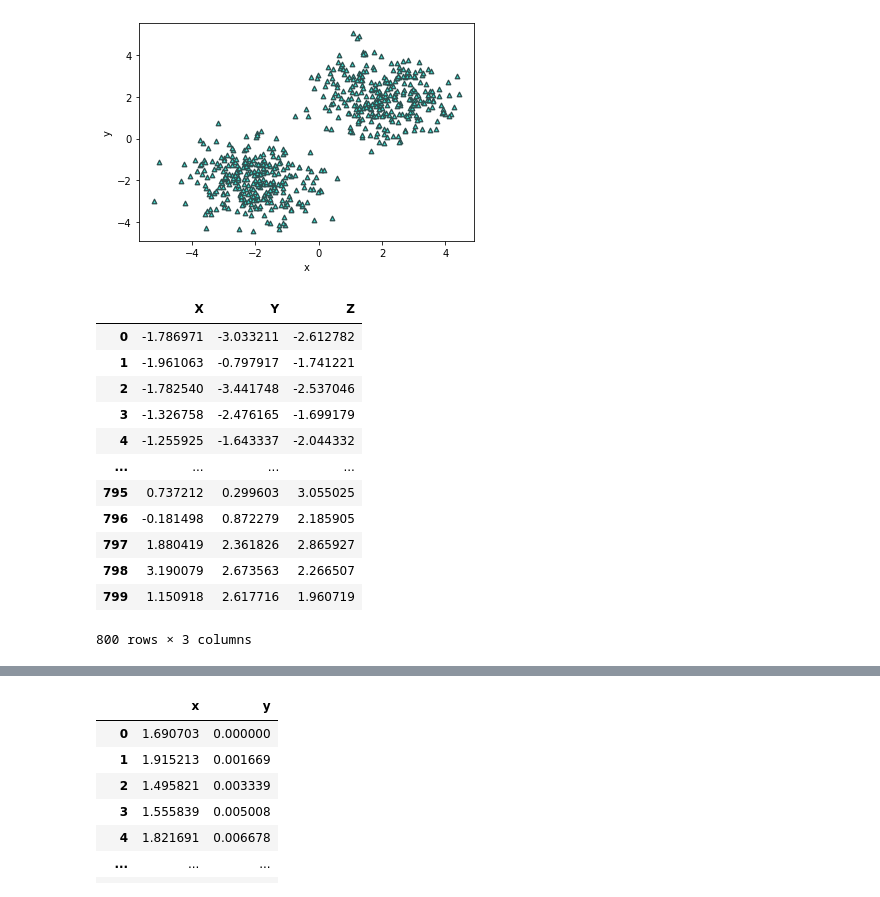
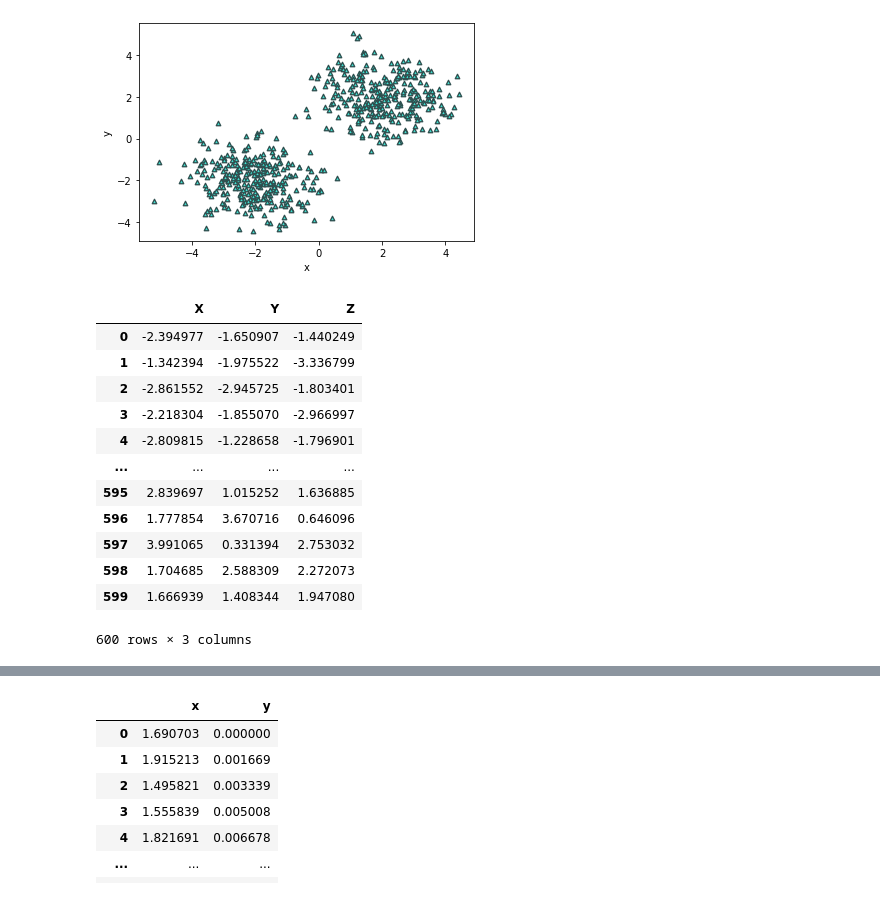
Before and after one commit to Radhe-0/Practicas, a Jupyter notebook: Practicas_Numpy.ipynb, the cells around one changed output, grey strips where cells are left out. Cells and saved outputs as stored; diff of their text form; code cells hidden in the pictures.

```diff
--- a/Practicas_Numpy.ipynb
+++ b/Practicas_Numpy.ipynb
@@ -257,33 +257,33 @@ df.plot.scatter(x='x',y='y',c='turquoise',edgecolors='darkslategrey',marker='^',
 # %%
 # Lo mismo que el anterior pero 3D
 def DatosSVM3D(num=10):
 
     lista = []
 
     X = (np.r_[np.random.randn(num, 2) - [2, 2], np.random.randn(num, 2) + [2, 2]]).reshape(-1)
     Y = (np.r_[np.random.randn(num, 2) - [2, 2], np.random.randn(num, 2) + [2, 2]]).reshape(-1)
     Z = (np.r_[np.random.randn(num, 2) - [2, 2], np.random.randn(num, 2) + [2, 2]]).reshape(-1)
 
 
     for i in zip(X,Y,Z):
         lista.append(i)
 
     return lista
 
-datos = DatosSVM3D(200)
+datos = DatosSVM3D(150)
 df = pd.DataFrame(datos, columns=['X','Y','Z'])
 df
 # %% [output]
 |  | X | Y | Z |
-| 0 | -1.786971 | -3.033211 | -2.612782 |
-| 1 | -1.961063 | -0.797917 | -1.741221 |
-| 2 | -1.782540 | -3.441748 | -2.537046 |
-| 3 | -1.326758 | -2.476165 | -1.699179 |
-| 4 | -1.255925 | -1.643337 | -2.044332 |
+| 0 | -2.394977 | -1.650907 | -1.440249 |
+| 1 | -1.342394 | -1.975522 | -3.336799 |
+| 2 | -2.861552 | -2.945725 | -1.803401 |
+| 3 | -2.218304 | -1.855070 | -2.966997 |
+| 4 | -2.809815 | -1.228658 | -1.796901 |
 | ... | ... | ... | ... |
-| 795 | 0.737212 | 0.299603 | 3.055025 |
-| 796 | -0.181498 | 0.872279 | 2.185905 |
-| 797 | 1.880419 | 2.361826 | 2.865927 |
-| 798 | 3.190079 | 2.673563 | 2.266507 |
-| 799 | 1.150918 | 2.617716 | 1.960719 |
+| 595 | 2.839697 | 1.015252 | 1.636885 |
+| 596 | 1.777854 | 3.670716 | 0.646096 |
+| 597 | 3.991065 | 0.331394 | 2.753032 |
+| 598 | 1.704685 | 2.588309 | 2.272073 |
+| 599 | 1.666939 | 1.408344 | 1.947080 |
-800 rows × 3 columns
+600 rows × 3 columns
```
Also changed, not shown: parts of 1 cell of this notebook.
